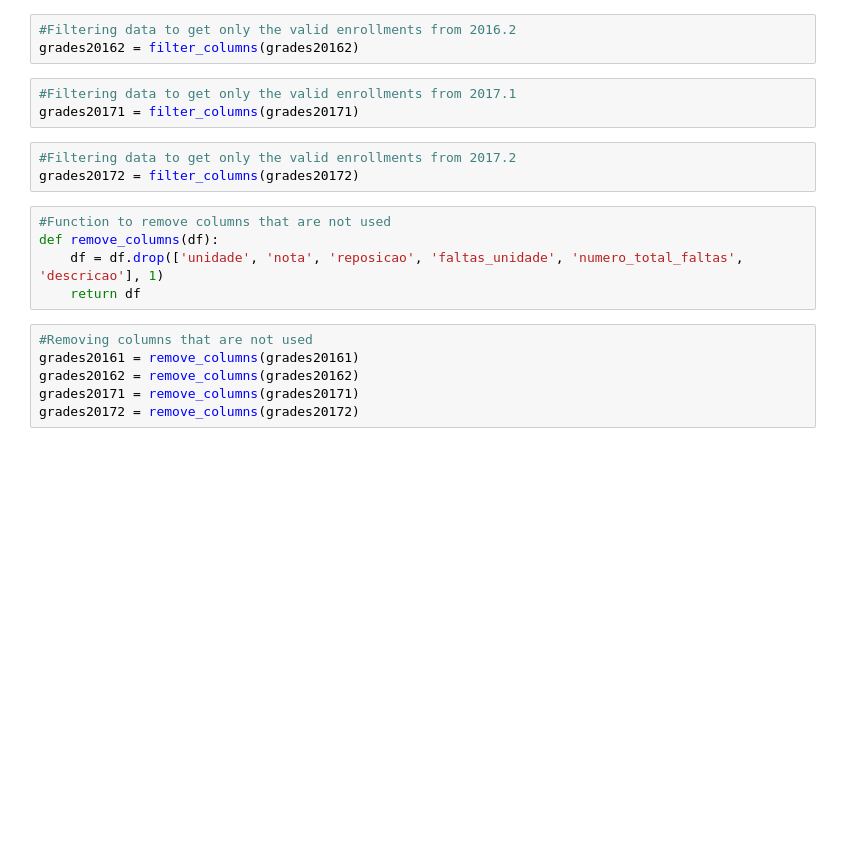
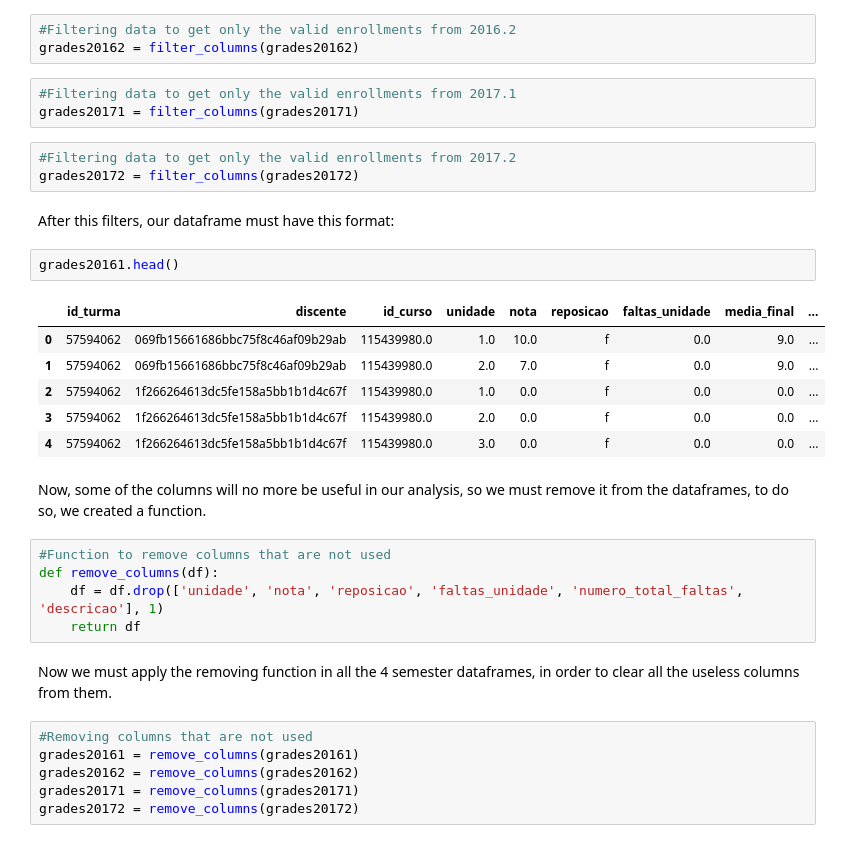
Before and after one commit to AndersonSMed/UFRN_grades_analysis, a Jupyter notebook: project/analysis.ipynb, the cells around one changed output. Saved outputs shown, nothing was run; the diff lists cells and outputs as text; blank space fills up the shorter version.

```diff
--- a/project/analysis.ipynb
+++ b/project/analysis.ipynb
@@ -43,11 +74,26 @@ grades20171 = filter_columns(grades20171)
 # %%
 #Filtering data to get only the valid enrollments from 2017.2
 grades20172 = filter_columns(grades20172)
+# %% [markdown]
+After this filters, our dataframe must have this format:
+# %%
+grades20161.head()
+# %% [output]
+|  | id_turma | discente | id_curso | unidade | nota | reposicao | faltas_unidade | media_final | ... |
+| 0 | 57594062 | 069fb15661686bbc75f8c46af09b29ab | 115439980.0 | 1.0 | 10.0 | f | 0.0 | 9.0 | ... |
+| 1 | 57594062 | 069fb15661686bbc75f8c46af09b29ab | 115439980.0 | 2.0 | 7.0 | f | 0.0 | 9.0 | ... |
+| 2 | 57594062 | 1f266264613dc5fe158a5bb1b1d4c67f | 115439980.0 | 1.0 | 0.0 | f | 0.0 | 0.0 | ... |
+| 3 | 57594062 | 1f266264613dc5fe158a5bb1b1d4c67f | 115439980.0 | 2.0 | 0.0 | f | 0.0 | 0.0 | ... |
+| 4 | 57594062 | 1f266264613dc5fe158a5bb1b1d4c67f | 115439980.0 | 3.0 | 0.0 | f | 0.0 | 0.0 | ... |
+# %% [markdown]
+Now, some of the columns will no more be useful in our analysis, so we must remove it from the dataframes, to do so, we created a function.
 # %%
 #Function to remove columns that are not used
 def remove_columns(df):
     df = df.drop(['unidade', 'nota', 'reposicao', 'faltas_unidade', 'numero_total_faltas', 'descricao'], 1)
     return df
+# %% [markdown]
+Now we must apply the removing function in all the 4 semester dataframes, in order to clear all the useless columns from them.
 # %%
 #Removing columns that are not used
 grades20161 = remove_columns(grades20161)
```
Also changed, not shown: parts of 39 cells of this notebook, 1 other file.
